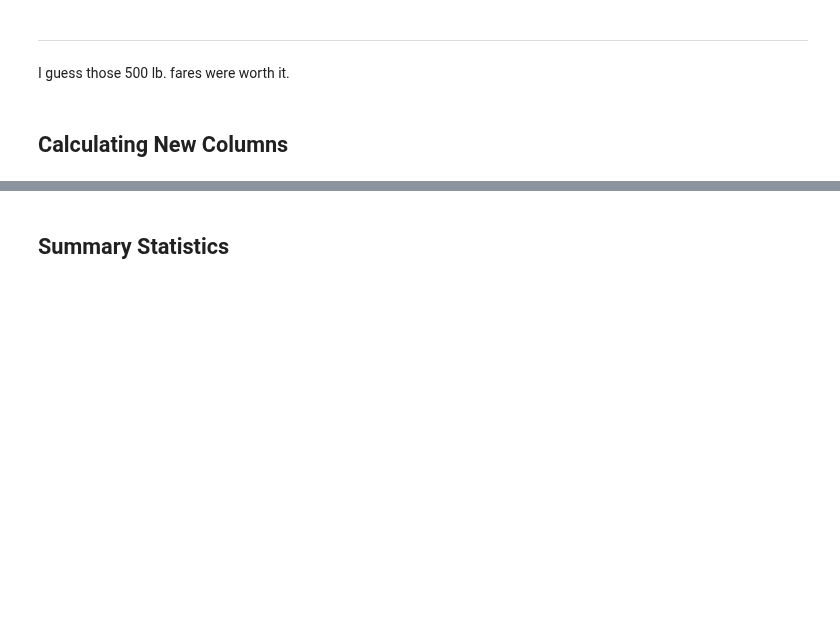
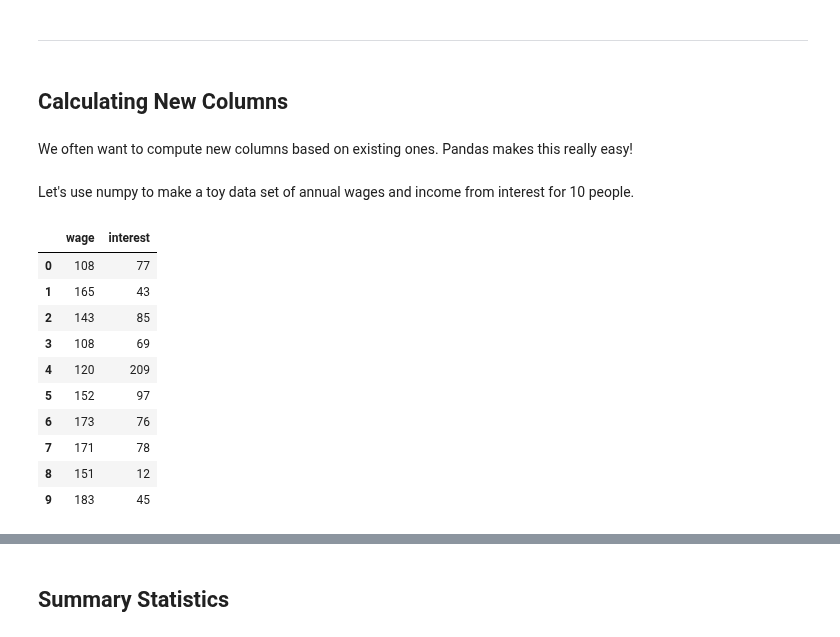
Before and after one commit to psychdatascience/FDS-CourseTwo, a Jupyter notebook: tu11_re_PandasReview.ipynb, the cells around one changed output, grey strips where cells are left out. Drawn from its saved outputs; the diff is of its cells as text; code cells hidden in the pictures; blank space fills up the shorter version.

```diff
--- a/tu11_re_PandasReview.ipynb
+++ b/tu11_re_PandasReview.ipynb
@@ -338,7 +352,9 @@ Use the cell below to make a box plot of the ***column*** `Fare` ***by*** the va
 # boxplot of Fare paid by Survival status
 # %% [markdown]
 ---
-# %% [markdown]
-I guess those 500 lb. fares were worth it.
 # %% [markdown]
 ## Calculating New Columns
+# %% [markdown]
+We often want to compute new columns based on existing ones. Pandas makes this really easy!
+# %% [markdown]
+Let's use numpy to make a toy data set of annual wages and income from interest for 10 people.
@@ -344,0 +363,25 @@ I guess those 500 lb. fares were worth it.
+# %%
+# make some incomes in thousands of US dollars
+rng = np.random.default_rng(seed=42)
+raw_dat = rng.integers(0,100,size=(10, 2))
+raw_dat[:,0] = raw_dat[:,0] + 100
+raw_dat[4,1] = raw_dat[4,1] + 200
+
+# make column names
+col_names = ['wage', 'interest']
+
+# make the pandas data frame
+incomes = pd.DataFrame(raw_dat, columns = col_names)
+incomes
+# %% [output]
+|  | wage | interest |
+| 0 | 108 | 77 |
+| 1 | 165 | 43 |
+| 2 | 143 | 85 |
+| 3 | 108 | 69 |
+| 4 | 120 | 209 |
+| 5 | 152 | 97 |
+| 6 | 173 | 76 |
+| 7 | 171 | 78 |
+| 8 | 151 | 12 |
+| 9 | 183 | 45 |
```
Also changed, not shown: parts of 20 cells of this notebook.
